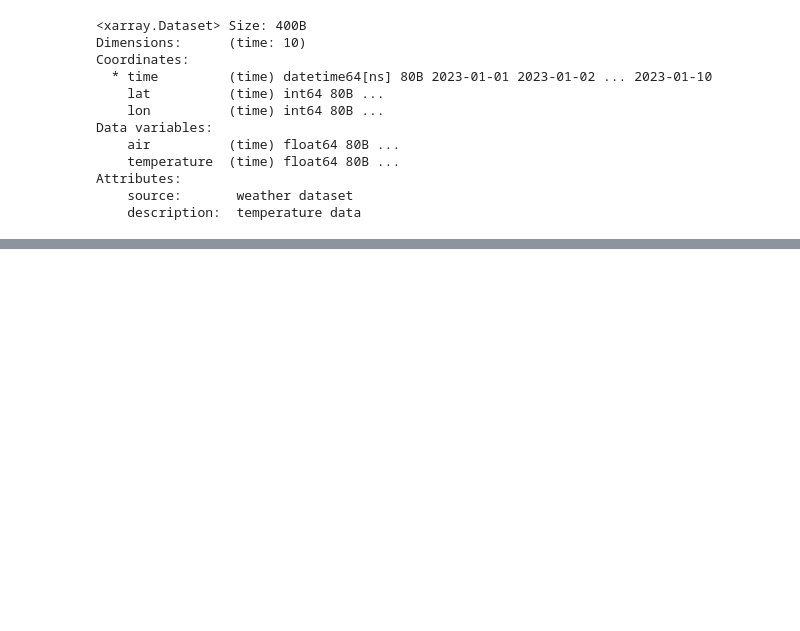
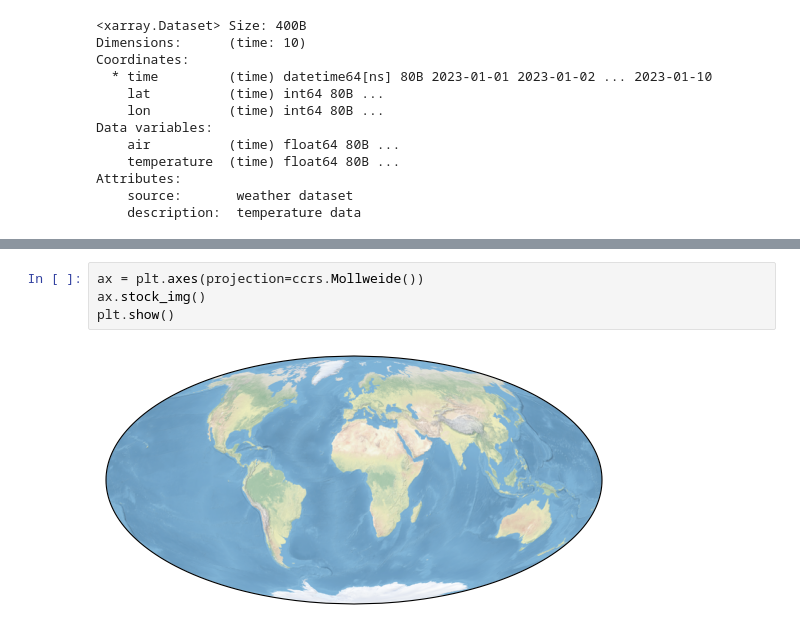
Before and after one commit to pajonnakuti/pyDataviz, a Jupyter notebook: code/XArray_example.ipynb, the cells around one changed output, grey strips where cells are left out. Cells and saved outputs as stored; diff of their text form; blank space fills up the shorter version.

```diff
--- a/code/XArray_example.ipynb
+++ b/code/XArray_example.ipynb
@@ -226,0 +260,6 @@ Attributes:
+# %%
+ax = plt.axes(projection=ccrs.Mollweide())
+ax.stock_img()
+plt.show()
+# %% [output]
+[figure, added]
```
Also changed, not shown: parts of 5 cells of this notebook.
